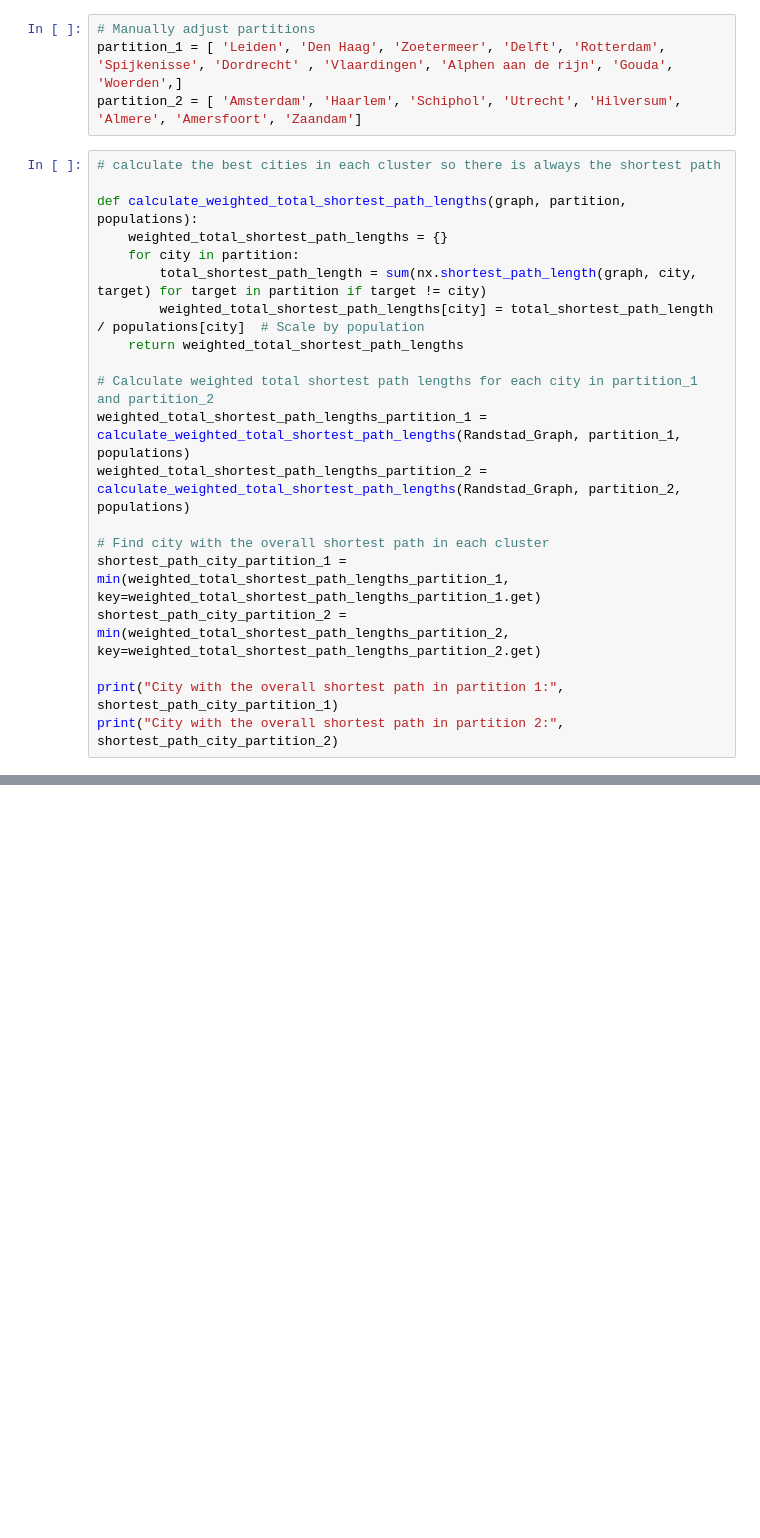
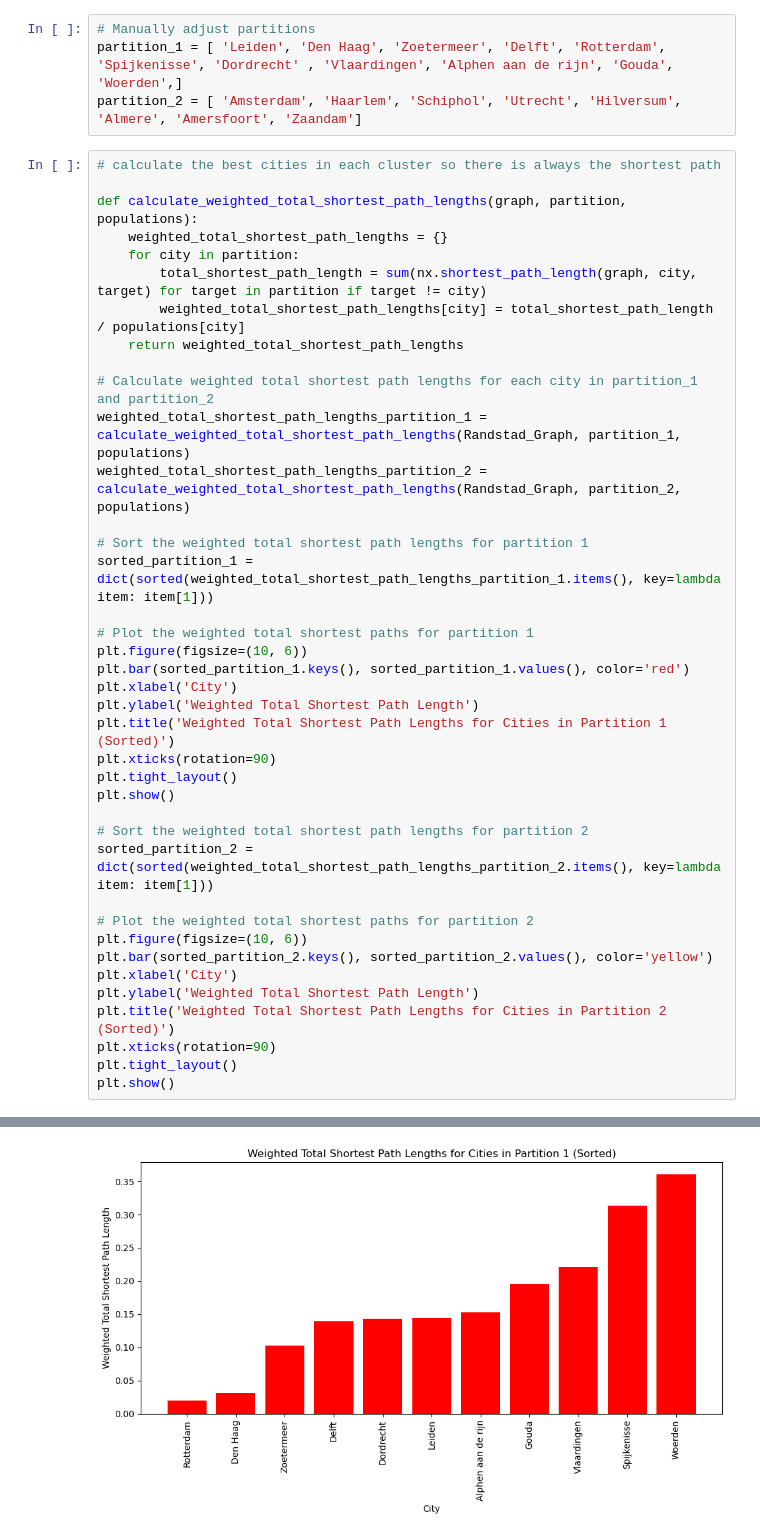
Before and after one commit to ElizeBr/Networked-Systems-Group-Assignment, a Jupyter notebook: Randstad.ipynb, the cells around one changed output, grey strips where cells are left out. Drawn from its saved outputs; the diff is of its cells as text; blank space fills up the shorter version.

```diff
--- a/Randstad.ipynb
+++ b/Randstad.ipynb
@@ -459,17 +421,36 @@ def calculate_weighted_total_shortest_path_lengths(graph, partition, populations
     weighted_total_shortest_path_lengths = {}
     for city in partition:
         total_shortest_path_length = sum(nx.shortest_path_length(graph, city, target) for target in partition if target != city)
-        weighted_total_shortest_path_lengths[city] = total_shortest_path_length / populations[city]  # Scale by population
+        weighted_total_shortest_path_lengths[city] = total_shortest_path_length / populations[city]
     return weighted_total_shortest_path_lengths
 
 # Calculate weighted total shortest path lengths for each city in partition_1 and partition_2
 weighted_total_shortest_path_lengths_partition_1 = calculate_weighted_total_shortest_path_lengths(Randstad_Graph, partition_1, populations)
 weighted_total_shortest_path_lengths_partition_2 = calculate_weighted_total_shortest_path_lengths(Randstad_Graph, partition_2, populations)
 
-# Find city with the overall shortest path in each cluster
-shortest_path_city_partition_1 = min(weighted_total_shortest_path_lengths_partition_1, key=weighted_total_shortest_path_lengths_partition_1.get)
-shortest_path_city_partition_2 = min(weighted_total_shortest_path_lengths_partition_2, key=weighted_total_shortest_path_lengths_partition_2.get)
+# Sort the weighted total shortest path lengths for partition 1
+sorted_partition_1 = dict(sorted(weighted_total_shortest_path_lengths_partition_1.items(), key=lambda item: item[1]))
 
-print("City with the overall shortest path in partition 1:", shortest_path_city_partition_1)
-print("City with the overall shortest path in partition 2:", shortest_path_city_partition_2)
+# Plot the weighted total shortest paths for partition 1
+plt.figure(figsize=(10, 6))
+plt.bar(sorted_partition_1.keys(), sorted_partition_1.values(), color='red')
+plt.xlabel('City')
+plt.ylabel('Weighted Total Shortest Path Length')
+plt.title('Weighted Total Shortest Path Lengths for Cities in Partition 1 (Sorted)')
+plt.xticks(rotation=90)
+plt.tight_layout()
+plt.show()
+
+# Sort the weighted total shortest path lengths for partition 2
+sorted_partition_2 = dict(sorted(weighted_total_shortest_path_lengths_partition_2.items(), key=lambda item: item[1]))
+
+# Plot the weighted total shortest paths for partition 2
+plt.figure(figsize=(10, 6))
+plt.bar(sorted_partition_2.keys(), sorted_partition_2.values(), color='yellow')
+plt.xlabel('City')
+plt.ylabel('Weighted Total Shortest Path Length')
+plt.title('Weighted Total Shortest Path Lengths for Cities in Partition 2 (Sorted)')
+plt.xticks(rotation=90)
+plt.tight_layout()
+plt.show()
 # %% [output]
@@ -477,0 +457 @@ City with the overall shortest path in partition 2: Amsterdam
+[figure, added]
```
Also changed, not shown: parts of 17 cells of this notebook.
